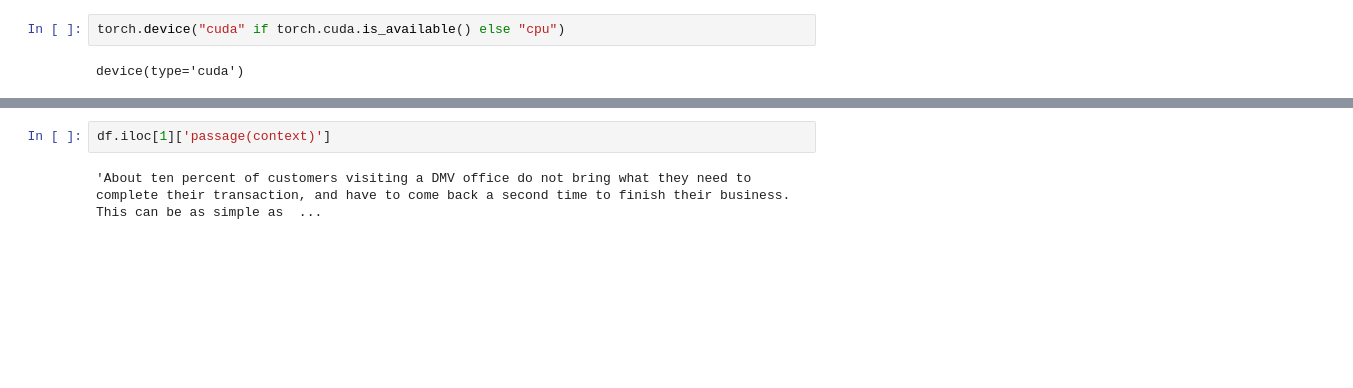
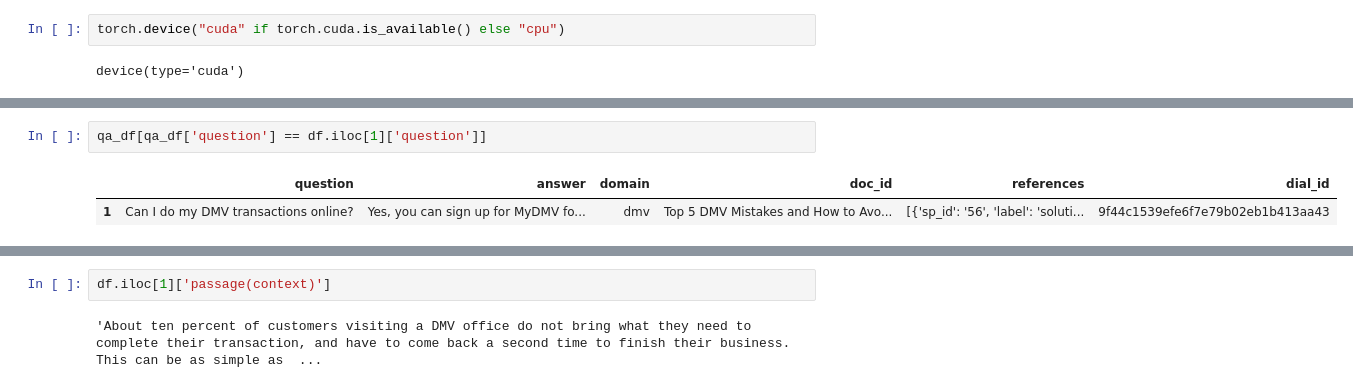
Before and after one commit to gong7788/Attributed-QA, a Jupyter notebook: playground.ipynb, the cells around one changed output, grey strips where cells are left out. Cells and saved outputs as stored; diff of their text form; blank space fills up the shorter version.

```diff
--- a/playground.ipynb
+++ b/playground.ipynb
@@ -362,0 +415,5 @@ eval_df['f1'].mean()
+# %%
+qa_df[qa_df['question'] == df.iloc[1]['question']]
+# %% [output]
+|  | question | answer | domain | doc_id | references | dial_id |
+| 1 | Can I do my DMV transactions online? | Yes, you can sign up for MyDMV fo... | dmv | Top 5 DMV Mistakes and How to Avo... | [{'sp_id': '56', 'label': 'soluti... | 9f44c1539efe6f7e79b02eb1b413aa43 |
```
Also changed, not shown: parts of 19 cells of this notebook, 4 other files.
